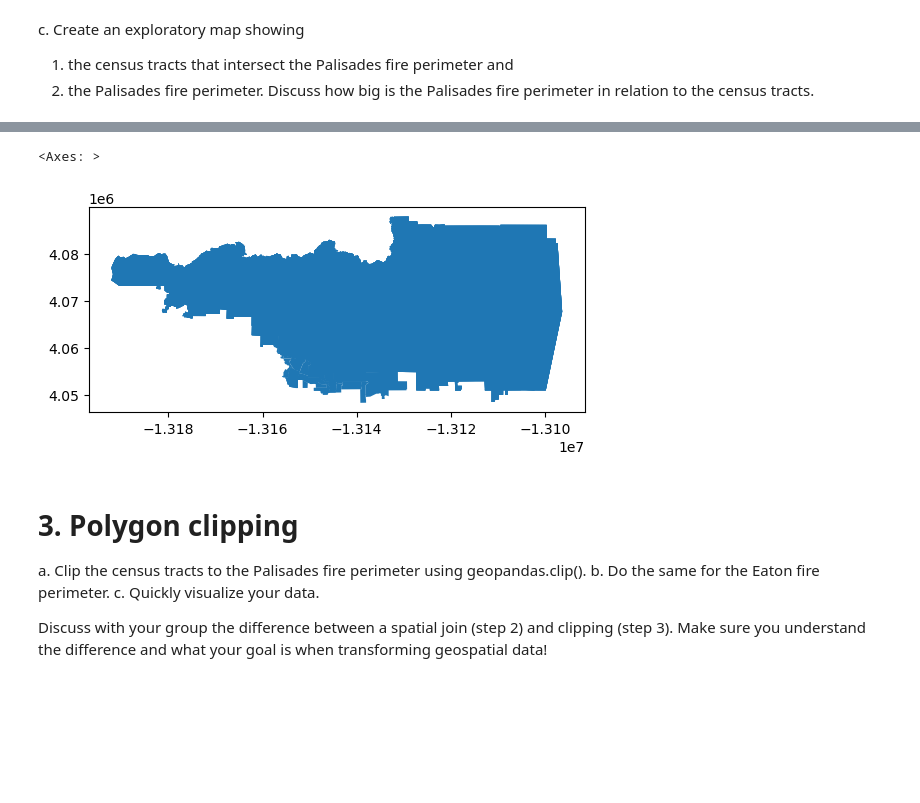
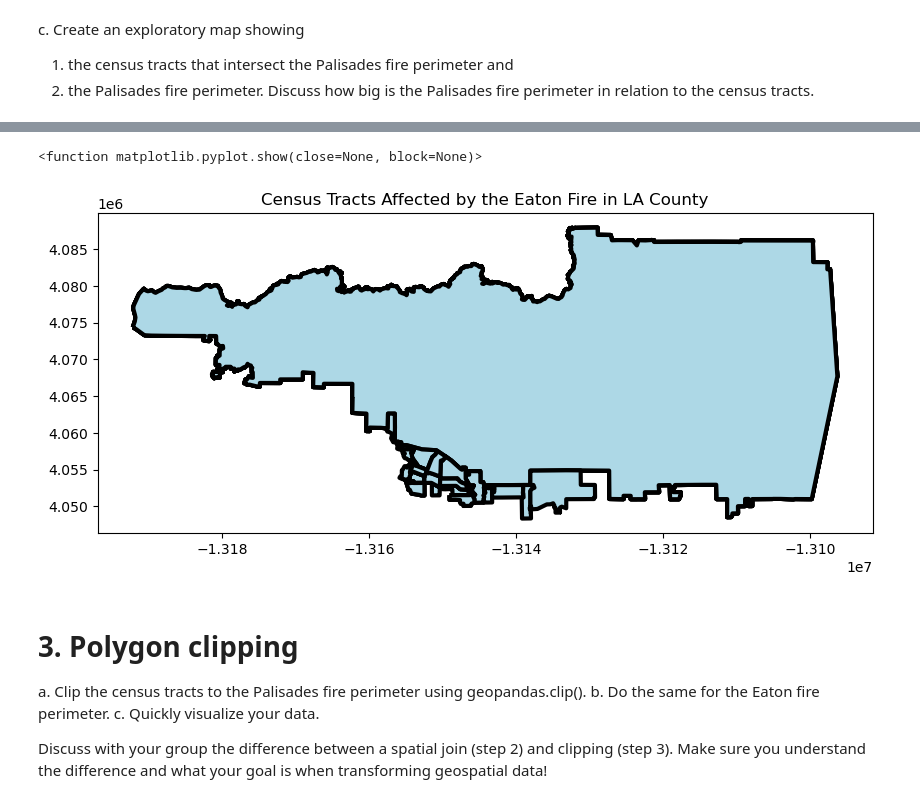
Before and after one commit to IIDonaji/eds220-hwk4, a Jupyter notebook: section8-social-dimensions.ipynb, the cells around one changed output, grey strips where cells are left out. Cells and saved outputs as stored; diff of their text form; code cells hidden in the pictures; blank space fills up the shorter version.

```diff
--- a/section8-social-dimensions.ipynb
+++ b/section8-social-dimensions.ipynb
@@ -12,7 +12,7 @@ import matplotlib.patches as mpatches
 import geopandas as gpd
 import contextily as ctx
 # %%
-cali = gpd.read_file(os.path.join("data/EJI_2024_California/EJI_2024_California.gdb"))
+cali_eji = gpd.read_file(os.path.join("data/EJI_2024_California/EJI_2024_California.gdb"))
 # Eaton and Palisades fire parmeters
 eaton = gpd.read_file(os.path.join("data/eaton_perimeter/Eaton_Perimeter_20250121.shp"))
 
@@ -120,8 +146,16 @@ palisadesjoin.plot()
 # %%
-eatonjoin.plot()
+fig, ax = plt.subplots(figsize = (10,8))
+
+eatonjoin.plot(ax= ax, edgecolor = "black", facecolor = "lightblue",linewidth = 3)
+
+ax.set_title("Census Tracts Affected by the Eaton Fire in LA County")
+
+#ax.legend(handles = eji_palisades[""])
+#ax.set_axis_off()
+plt.show
 # %% [output]
-<Axes: >
+<function matplotlib.pyplot.show(close=None, block=None)>
-[figure, old version]
+[figure, new version]
 # %% [markdown]
 # 3. Polygon clipping
 a. Clip the census tracts to the Palisades fire perimeter using geopandas.clip().
```
Also changed, not shown: parts of 20 cells of this notebook, 2 other files.
